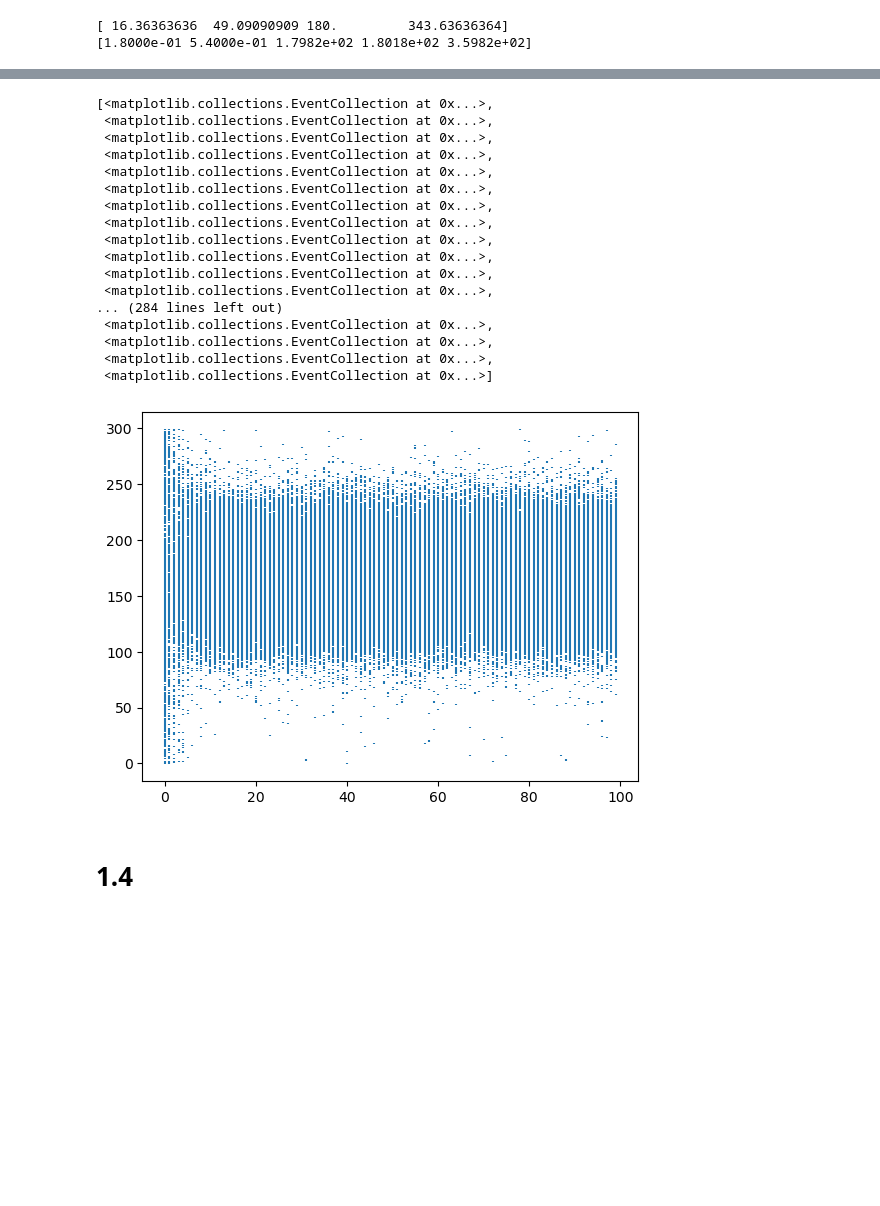
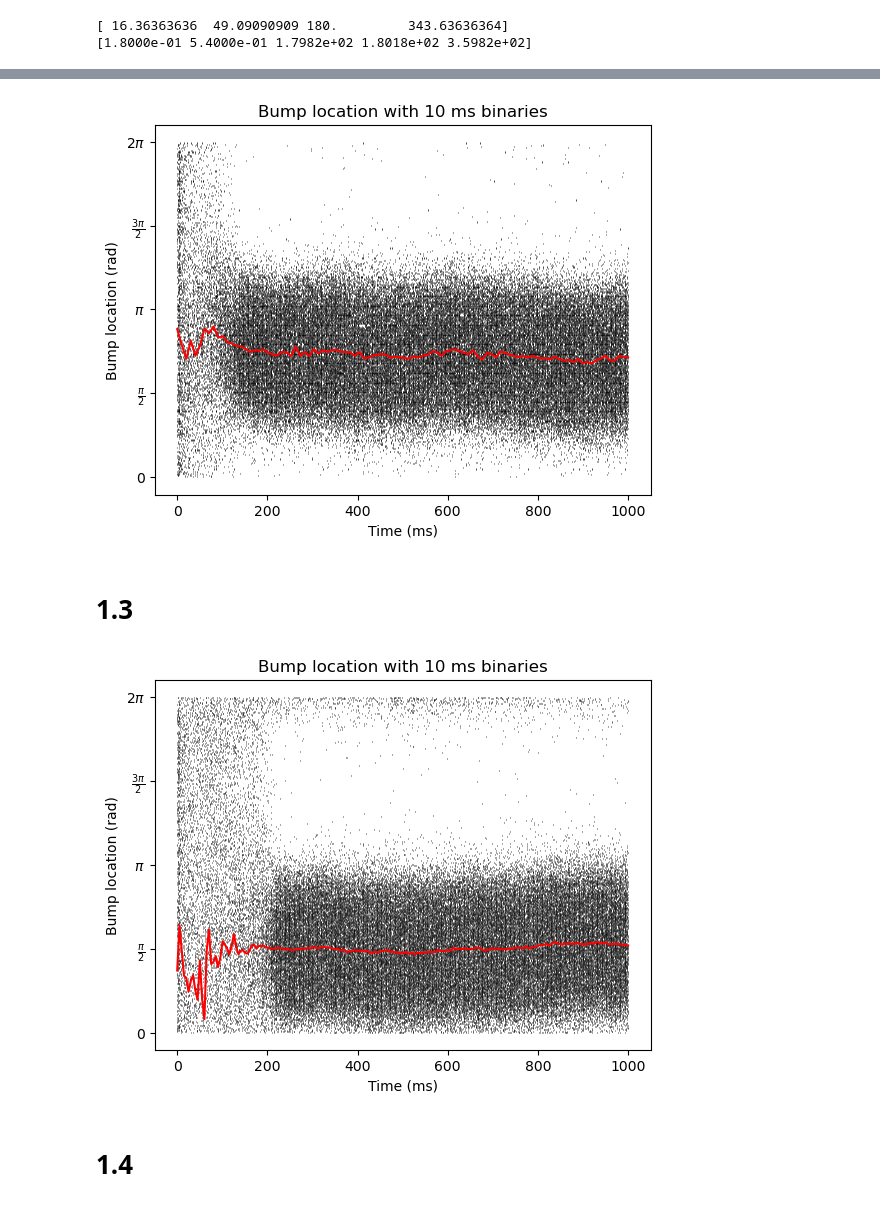
Before and after one commit to CamilleChallier/NX-465-Bump_Attractors, a Jupyter notebook: 1_bump_attractor.ipynb, the cells around one changed output, grey strips where cells are left out. Drawn from its saved outputs; the diff is of its cells as text; code cells hidden in the pictures; blank space fills up the shorter version.

```diff
--- a/1_bump_attractor.ipynb
+++ b/1_bump_attractor.ipynb
@@ -38,7 +40,9 @@ A jump is visible for J bigger than 4.75 pC
 [ 16.36363636  49.09090909 180.         343.63636364]
 [1.8000e-01 5.4000e-01 1.7982e+02 1.8018e+02 3.5982e+02]
 # %%
-network = PoissonNeuron()
+J = 5
+network = PoissonNeuron(J=J)
 h,s = network.spike_simulation(input_fct=network.recurrent_interactions_input, initial_voltage=np.random.uniform(0, 1, ct.N))
-s = bins_spike(s, 10)
+s1 = bins_spike(s, 1)
+s10 = bins_spike(s, 10)
 # theta = get_theta_time_series(spikes=s)
@@ -54,23 +49,14 @@ plt.show()
-# %%
-fig = plt.figure()
-spike_times = [np.where(s.T[i] !=0)[0] for i in range(ct.N)]
-plt.eventplot(spike_times, orientation='horizontal')
-# %% [output]
-[<matplotlib.collections.EventCollection at 0x...>,
- <matplotlib.collections.EventCollection at 0x...>,
- <matplotlib.collections.EventCollection at 0x...>,
- <matplotlib.collections.EventCollection at 0x...>,
- <matplotlib.collections.EventCollection at 0x...>,
- <matplotlib.collections.EventCollection at 0x...>,
- <matplotlib.collections.EventCollection at 0x...>,
- <matplotlib.collections.EventCollection at 0x...>,
- <matplotlib.collections.EventCollection at 0x...>,
- <matplotlib.collections.EventCollection at 0x...>,
- <matplotlib.collections.EventCollection at 0x...>,
- <matplotlib.collections.EventCollection at 0x...>,
-... (284 lines left out)
- <matplotlib.collections.EventCollection at 0x...>,
- <matplotlib.collections.EventCollection at 0x...>,
- <matplotlib.collections.EventCollection at 0x...>,
- <matplotlib.collections.EventCollection at 0x...>]
-[figure, removed]
+# %%
+bump_location = get_bump(s10, N = ct.N)
+spike_times = [np.where(s1.T[i] !=0)[0] for i in range(ct.N)]
+plt.eventplot(spike_times, orientation='horizontal', linewidths=0.5, color='black')
+plt.plot(np.linspace(0, 1000, len(bump_location), endpoint=True), ct.N*np.array(bump_location)/(2*np.pi), color='red') # with 10 ms binaries
+plt.title('Bump location with 10 ms binaries')
+plt.xlabel('Time (ms)')
+plt.ylabel('Bump location (rad)')
+plt.yticks(np.linspace(0,ct.N,5, endpoint=True), ['0', r'$\frac{\pi}{2}$', r'$\pi$', r'$\frac{3\pi}{2}$', r'$2\pi$'])
+plt.show()
+# %% [output]
+[figure, added]
+# %% [markdown]
+# 1.3
@@ -77,3 +71,15 @@ plt.eventplot(spike_times, orientation='horizontal')
+# %%
+bump_location = get_bump(s10, N = N)
+spike_times = [np.where(s1.T[i] !=0)[0] for i in range(N)]
+plt.eventplot(spike_times, orientation='horizontal', linewidths=0.5, color='black')
+plt.plot(np.linspace(0, 1000, len(bump_location), endpoint=True), N*np.array(bump_location)/(2*np.pi), color='red')
+plt.title('Bump location with 10 ms binaries')
+plt.xlabel('Time (ms)') # with 10 ms binaries
+plt.ylabel('Bump location (rad)')
+plt.yticks(np.linspace(0,N,5, endpoint=True), ['0', r'$\frac{\pi}{2}$', r'$\pi$', r'$\frac{3\pi}{2}$', r'$2\pi$'])
+plt.show()
+# %% [output]
+[figure, added]
 # %% [markdown]
 # 1.4
 # %%
```
Also changed, not shown: parts of 3 cells of this notebook, 1 other file.
